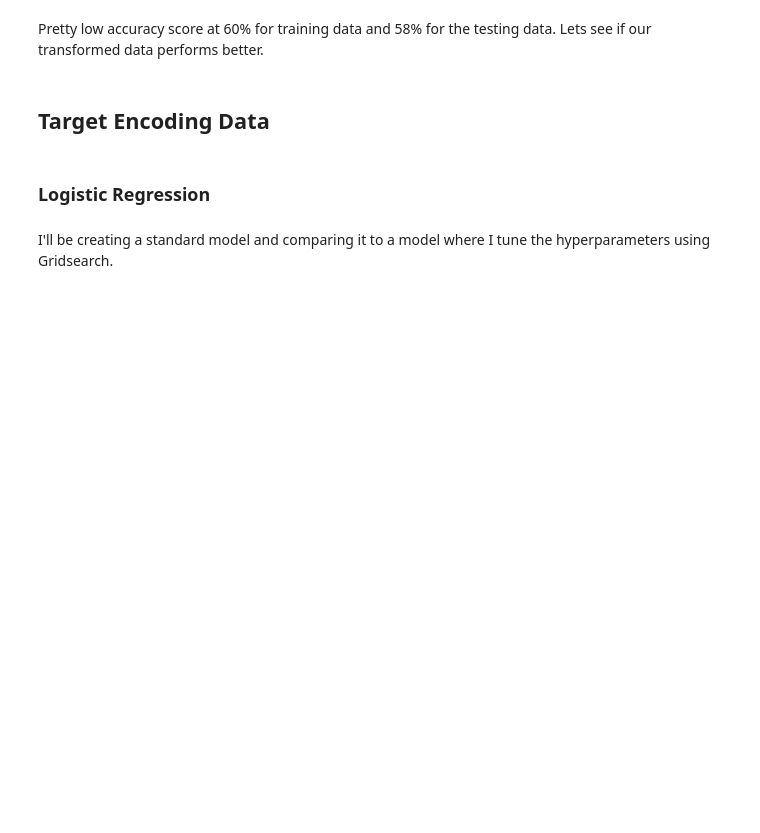
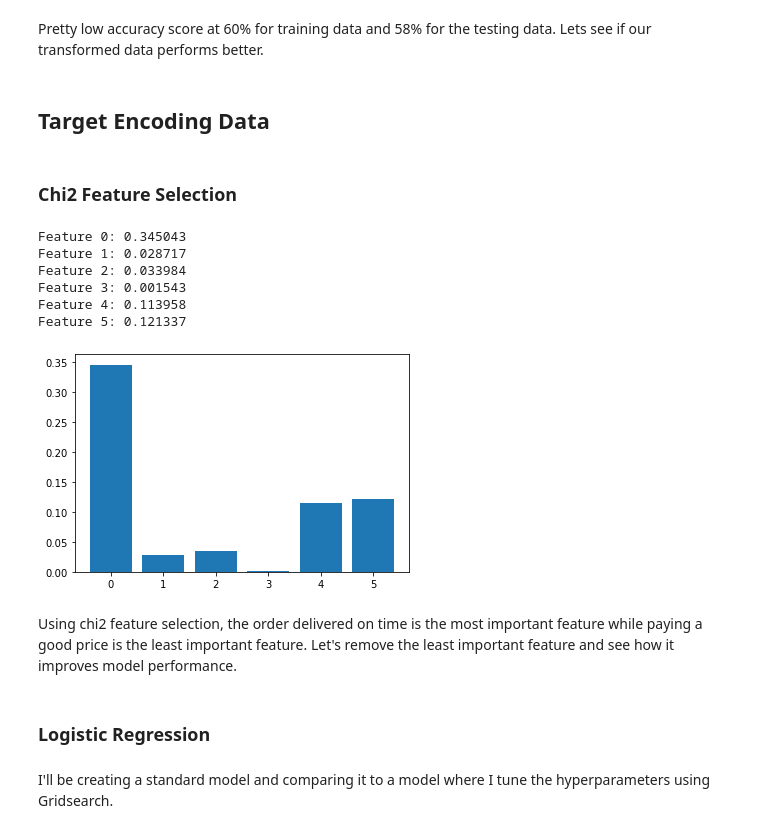
Before and after one commit to c-woo/Happy-Customers, a Jupyter notebook: I9LKTOVs4zUei1F9.ipynb, the cells around one changed output. Drawn from its saved outputs; the diff is of its cells as text; code cells hidden in the pictures; blank space fills up the shorter version.

```diff
--- a/I9LKTOVs4zUei1F9.ipynb
+++ b/I9LKTOVs4zUei1F9.ipynb
@@ -177,7 +180,36 @@ Pretty low accuracy score at 60% for training data and 58% for the testing data.
 # %%
 ## split data into training and test sets
 
-X_train, X_test, y_train, y_test = train_test_split(X_encoded, y, test_size=0.30, random_state=27)
+X_train, X_test, y_train, y_test = train_test_split(X_encoded, y, test_size=0.33, random_state=27)
+# %% [markdown]
+### Chi2 Feature Selection
+# %%
+# feature selection
+def select_features(X_train, y_train, X_test):
+    fs = SelectKBest(score_func=chi2, k=5)
+    fs.fit(X_train, y_train)
+    X_train_fs = fs.transform(X_train)
+    X_test_fs = fs.transform(X_test)
+    return X_train_fs, X_test_fs, fs
+# %%
+X_train_fs, X_test_fs, fs = select_features(X_train, y_train, X_test)
+# %%
+# what are scores for the features
+for i in range(len(fs.scores_)):
+    print('Feature %d: %f' % (i, fs.scores_[i]))
+# plot the scores
+plt.bar([i for i in range(len(fs.scores_))], fs.scores_)
+plt.show()
+# %% [output]
+Feature 0: 0.345043
+Feature 1: 0.028717
+Feature 2: 0.033984
+Feature 3: 0.001543
+Feature 4: 0.113958
+Feature 5: 0.121337
+[figure, added]
+# %% [markdown]
+Using chi2 feature selection, the order delivered on time is the most important feature while paying a good price is the least important feature. Let's remove the least important feature and see how it improves model performance.
 # %% [markdown]
 ### Logistic Regression
 # %% [markdown]
```
Also changed, not shown: parts of 33 cells of this notebook.
